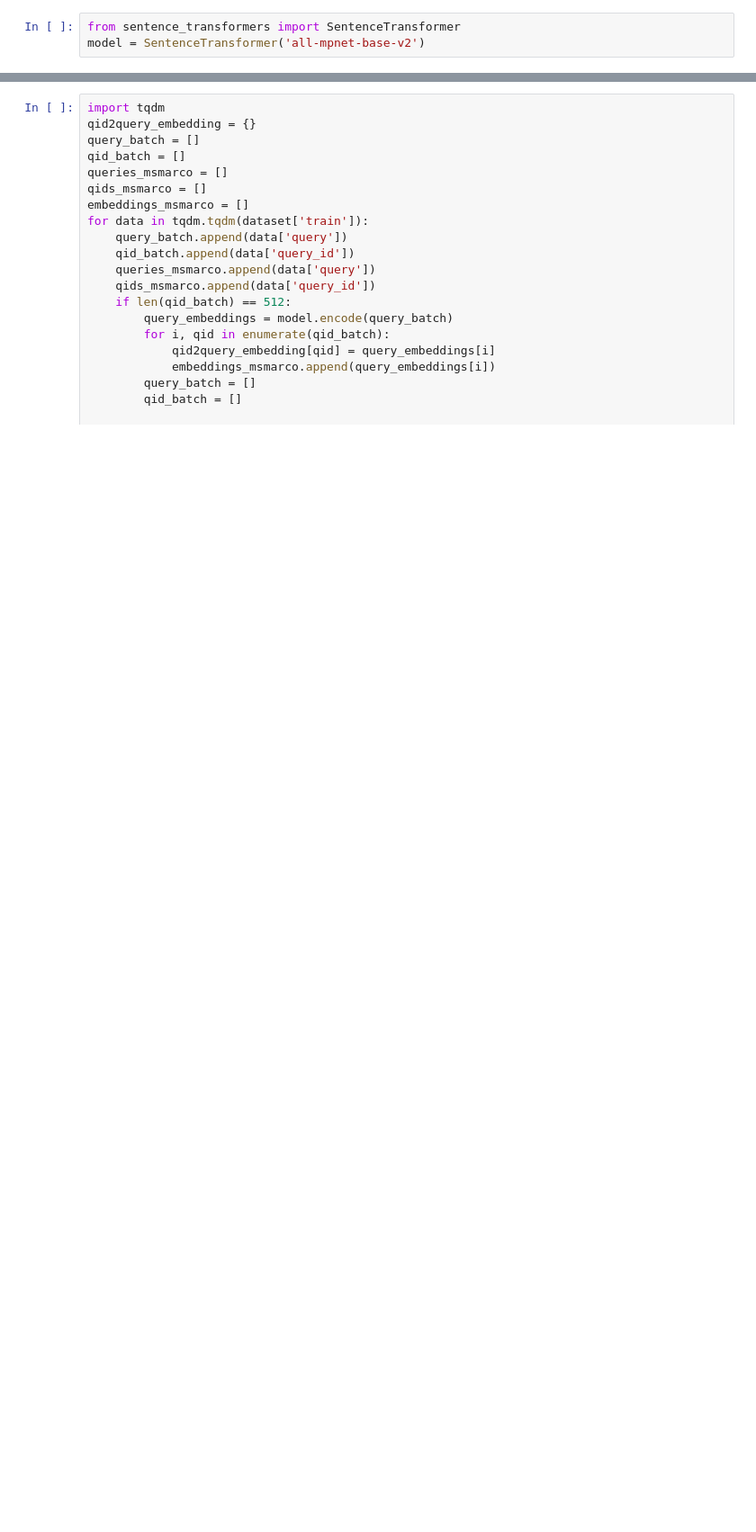
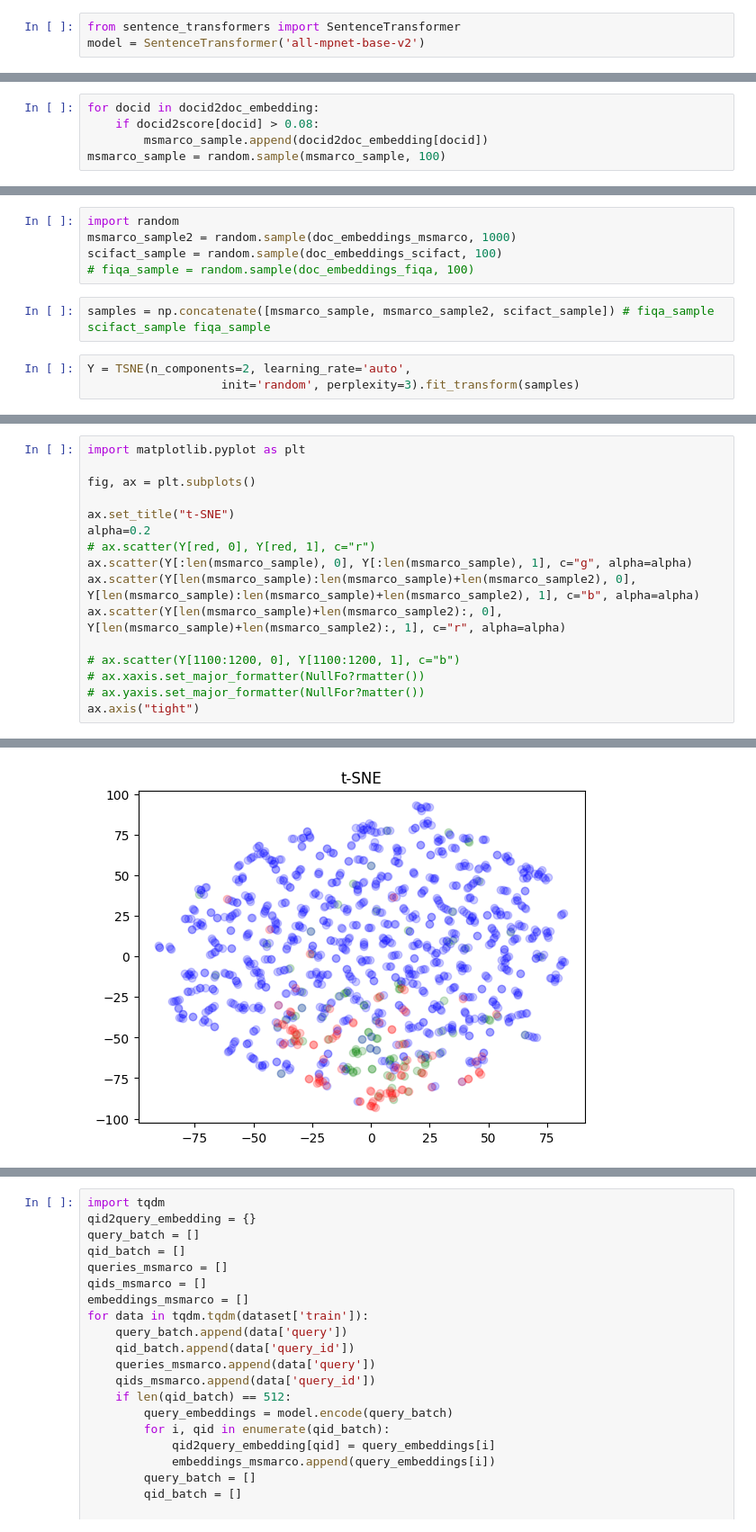
Before and after one commit to amyxie361/tevatron, a Jupyter notebook: src/msmarco.ipynb, the cells around one changed output, grey strips where cells are left out. Shown at 90% size. Saved outputs shown, nothing was run; the diff lists cells and outputs as text; blank space fills up the shorter version.

```diff
--- a/src/msmarco.ipynb
+++ b/src/msmarco.ipynb
@@ -14,0 +219,5 @@ model = SentenceTransformer('all-mpnet-base-v2')
+# %%
+for docid in docid2doc_embedding:
+    if docid2score[docid] > 0.08:
+        msmarco_sample.append(docid2doc_embedding[docid])
+msmarco_sample = random.sample(msmarco_sample, 100)
@@ -14,0 +226,10 @@ model = SentenceTransformer('all-mpnet-base-v2')
+# %%
+import random
+msmarco_sample2 = random.sample(doc_embeddings_msmarco, 1000)
+scifact_sample = random.sample(doc_embeddings_scifact, 100)
+# fiqa_sample = random.sample(doc_embeddings_fiqa, 100)
+# %%
+samples = np.concatenate([msmarco_sample, msmarco_sample2, scifact_sample]) # fiqa_sample scifact_sample fiqa_sample
+# %%
+Y = TSNE(n_components=2, learning_rate='auto',
+                   init='random', perplexity=3).fit_transform(samples)
@@ -14,0 +240,17 @@ model = SentenceTransformer('all-mpnet-base-v2')
+# %%
+import matplotlib.pyplot as plt
+
+fig, ax = plt.subplots()
+
+ax.set_title("t-SNE")
+alpha=0.2
+# ax.scatter(Y[red, 0], Y[red, 1], c="r")
+ax.scatter(Y[:len(msmarco_sample), 0], Y[:len(msmarco_sample), 1], c="g", alpha=alpha)
+ax.scatter(Y[len(msmarco_sample):len(msmarco_sample)+len(msmarco_sample2), 0], Y[len(msmarco_sample):len(msmarco_sample)+len(msmarco_sample2), 1], c="b", alpha=alpha)
+ax.scatter(Y[len(msmarco_sample)+len(msmarco_sample2):, 0], Y[len(msmarco_sample)+len(msmarco_sample2):, 1], c="r", alpha=alpha)
+
+# ax.scatter(Y[1100:1200, 0], Y[1100:1200, 1], c="b")
+# ax.xaxis.set_major_formatter(NullFo?rmatter())
+# ax.yaxis.set_major_formatter(NullFor?matter())
+ax.axis("tight")
+# %% [output]
@@ -14,0 +261 @@ model = SentenceTransformer('all-mpnet-base-v2')
+[figure, added]
```
Also changed, not shown: parts of 52 cells of this notebook, 1 other file.
